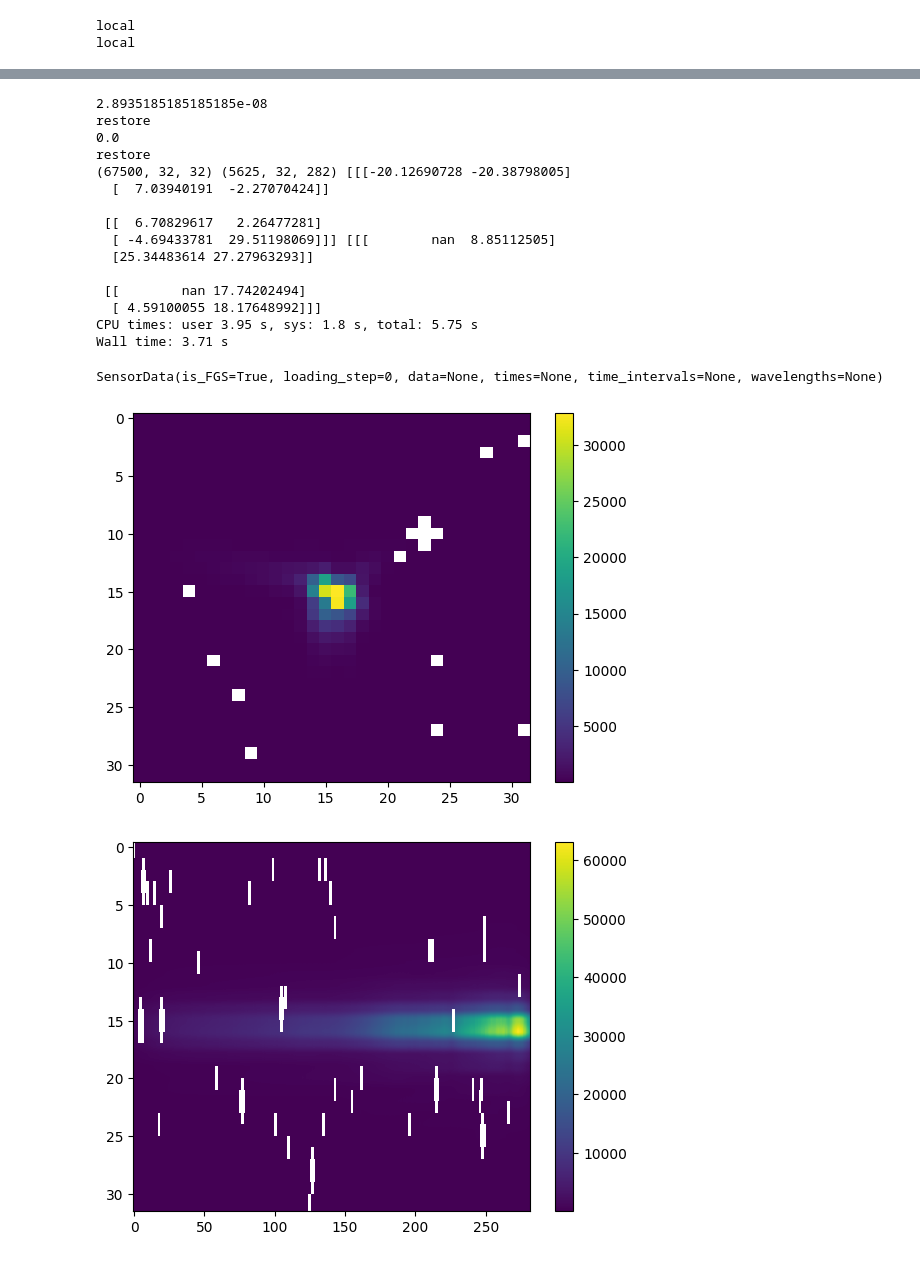
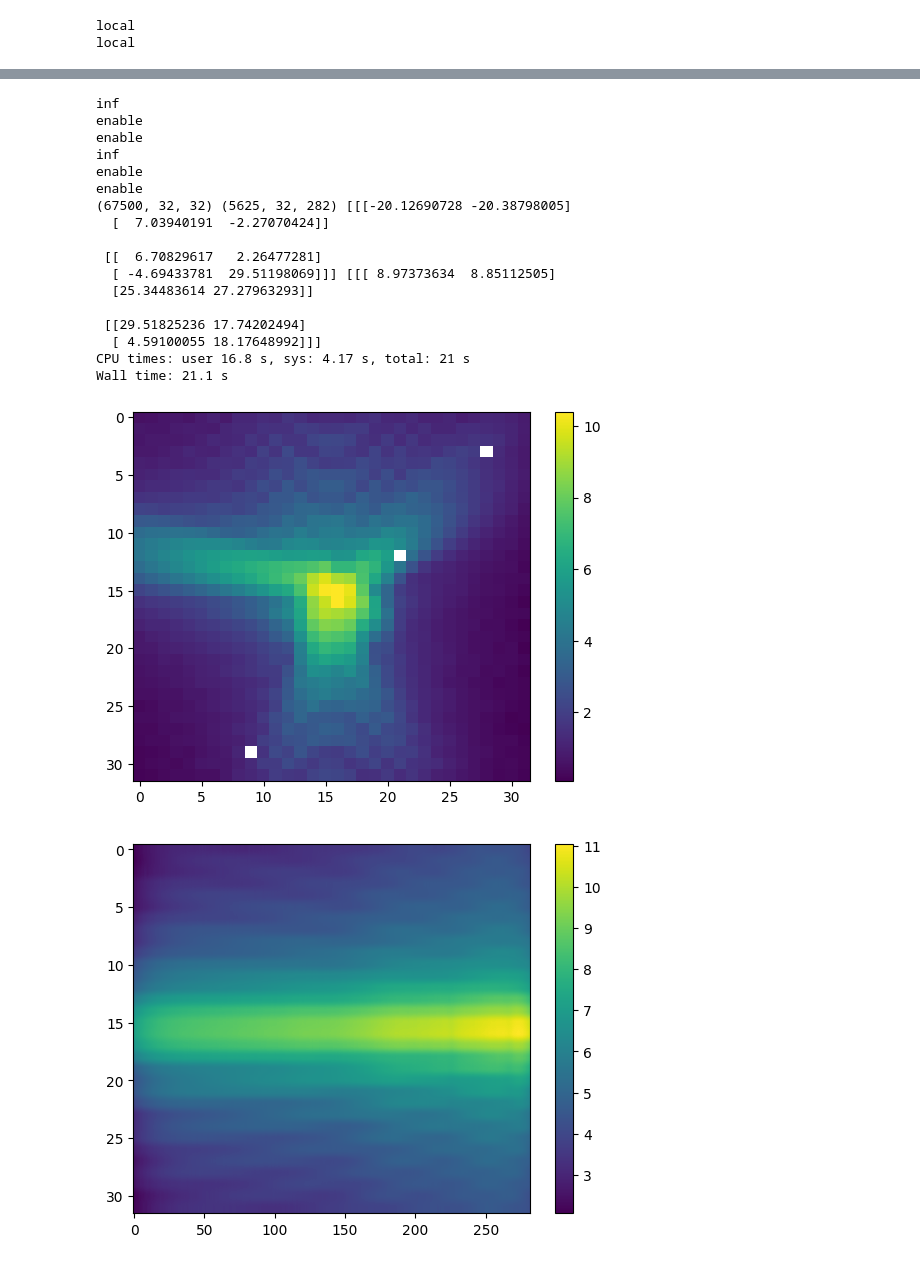
Before and after one commit to jcottaar/ariel2, a Jupyter notebook: analysis/basic_load_test.ipynb, the cells around one changed output, grey strips where cells are left out. Cells and saved outputs as stored; diff of their text form; code cells hidden in the pictures.

Commit message:
Wavelength inpainting but slow

```diff
--- a/analysis/basic_load_test.ipynb
+++ b/analysis/basic_load_test.ipynb
@@ -20,39 +21,43 @@ Wall time: 1.72 s
 (1100, 1)
-# %%
-%%time
-import ariel_load
-import copy
-kgs.profiling=False
-importlib.reload(ariel_load)
-loaders = ariel_load.default_loaders()
-d = copy.deepcopy(train_data[0])
-d.transits[0].load_to_step(2, d, loaders)
-print(d.transits[0].data[0].data.shape, d.transits[0].data[1].data.shape, d.transits[0].data[0].data[:2,:2,:2], d.transits[0].data[1].data[:2,:2,:2])
-plt.figure()
-plt.imshow(np.mean(d.transits[0].data[0].data.get(), axis=0),aspect='auto')
-plt.colorbar()
-plt.figure()
-plt.imshow(np.mean(d.transits[0].data[1].data.get(), axis=0),aspect='auto')
-plt.colorbar()
-d.transits[0].load_to_step(0,d,loaders)
-d.transits[0].data[0]
-# %% [output]
-2.8935185185185185e-08
-restore
-0.0
-restore
-(67500, 32, 32) (5625, 32, 282) [[[-20.12690728 -20.38798005]
-  [  7.03940191  -2.27070424]]
-
- [[  6.70829617   2.26477281]
-  [ -4.69433781  29.51198069]]] [[[        nan  8.85112505]
-  [25.34483614 27.27963293]]
-
- [[        nan 17.74202494]
-  [ 4.59100055 18.17648992]]]
-CPU times: user 3.95 s, sys: 1.8 s, total: 5.75 s
-Wall time: 3.71 s
-SensorData(is_FGS=True, loading_step=0, data=None, times=None, time_intervals=None, wavelengths=None)
-[figure, removed]
-[figure, removed]
+# %%
+%%time
+import ariel_load
+import copy
+kgs.profiling=False
+importlib.reload(ariel_load)
+loaders = ariel_load.default_loaders()
+d = copy.deepcopy(train_data[0])
+d.transits[0].load_to_step(3, d, loaders)
+print(d.transits[0].data[0].data.shape, d.transits[0].data[1].data.shape, d.transits[0].data[0].data[:2,:2,:2], d.transits[0].data[1].data[:2,:2,:2])
+plt.figure()
+plt.imshow(np.log(np.mean(d.transits[0].data[0].data.get(), axis=0)),aspect='auto')
+plt.colorbar()
+plt.figure()
+plt.imshow(np.log(np.mean(d.transits[0].data[1].data.get(), axis=0)),aspect='auto')
+plt.colorbar()
+#d.transits[0].load_to_step(0,d,loaders)
+#d.transits[0].data[0]
+ref = kgs.dill_load(kgs.temp_dir + '/ref.pickle')
+assert cp.array_equal(ref[0].data, d.transits[0].data[0].data, equal_nan=True)
+assert cp.array_equal(ref[1].data, d.transits[0].data[1].data, equal_nan=True)
+# %% [output]
+inf
+enable
+enable
+inf
+enable
+enable
+(67500, 32, 32) (5625, 32, 282) [[[-20.12690728 -20.38798005]
+  [  7.03940191  -2.27070424]]
+
+ [[  6.70829617   2.26477281]
+  [ -4.69433781  29.51198069]]] [[[ 8.97373634  8.85112505]
+  [25.34483614 27.27963293]]
+
+ [[29.51825236 17.74202494]
+  [ 4.59100055 18.17648992]]]
+CPU times: user 16.8 s, sys: 4.17 s, total: 21 s
+Wall time: 21.1 s
+[figure, added]
+[figure, added]
 # %%
```
Also changed, not shown: parts of 4 cells of this notebook, 4 other files.
